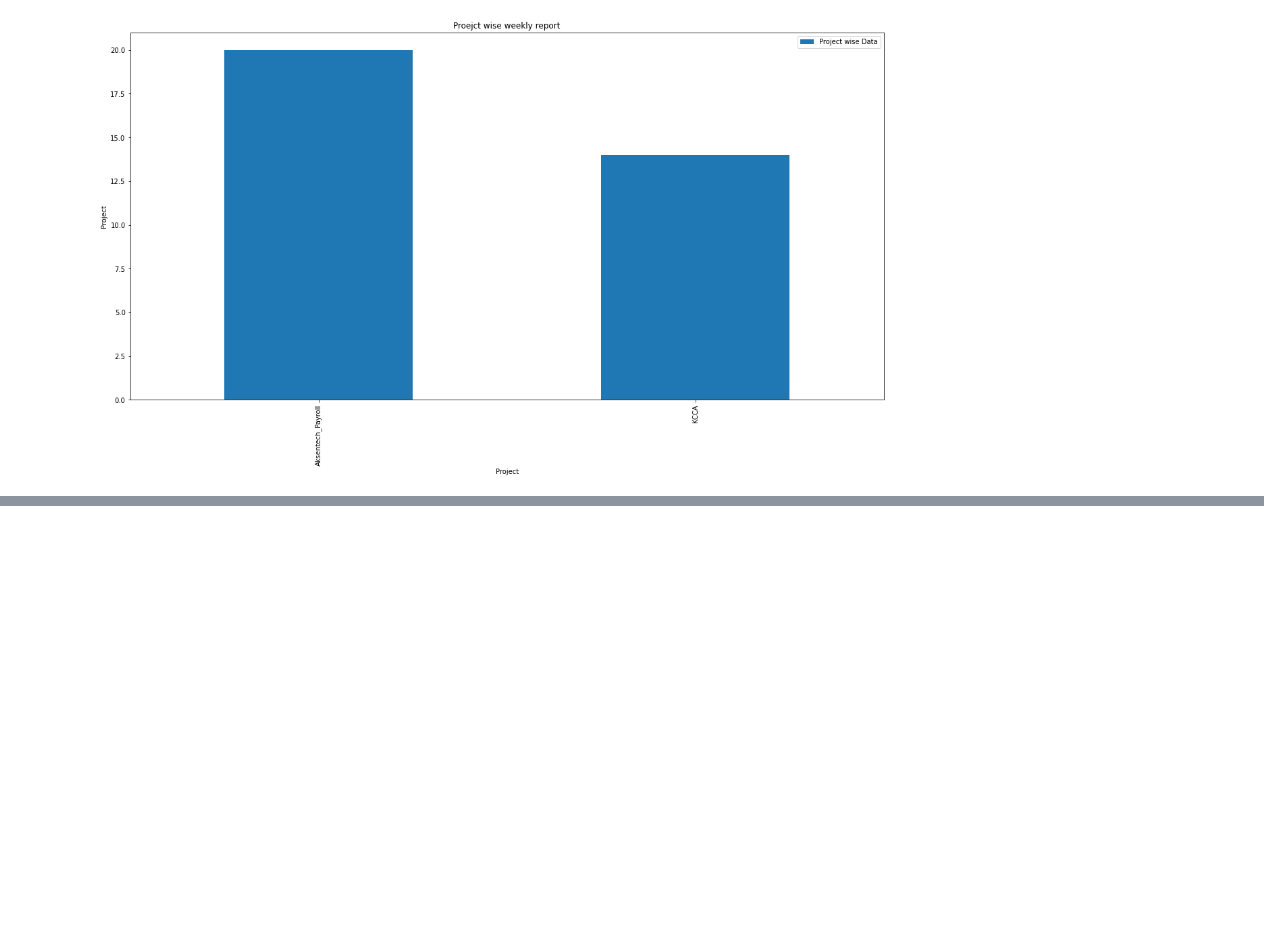
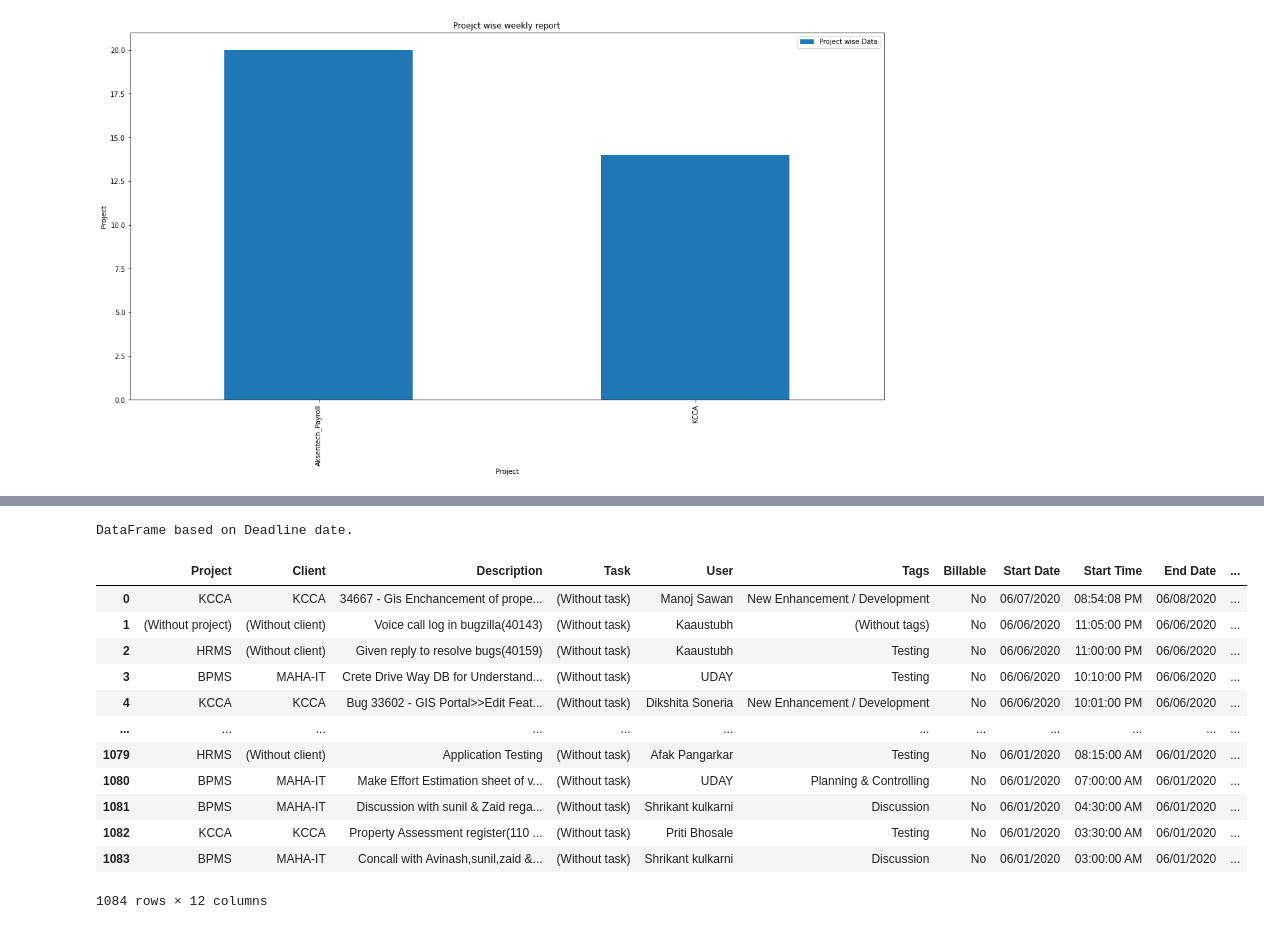
Before and after one commit to dharmendra-chouhan/-DEAS-Accounts---Municipal-Corporation, a Jupyter notebook: Timesheet.ipynb, the cells around one changed output, grey strips where cells are left out. Cells and saved outputs as stored; diff of their text form; code cells hidden in the pictures; blank space fills up the shorter version.

```diff
--- a/Timesheet.ipynb
+++ b/Timesheet.ipynb
@@ -64,0 +95,21 @@ plt.show()
+# %%
+#@title  {display-mode: "form"}
+small_df = clockify20200608[['Project','Client','Description', 'Task', 'User', 'Tags','Billable', 'Start Date','Start Time','End Date','End Time','Duration (h)']]
+# result = small_df.sort_values(by=['Product','Status','Deadline'])
+print("DataFrame based on Deadline date.")
+small_df
+# %% [output]
+DataFrame based on Deadline date.
+|  | Project | Client | Description | Task | User | Tags | Billable | Start Date | Start Time | End Date | ... |
+| 0 | KCCA | KCCA | 34667 - Gis Enchancement of prope... | (Without task) | Manoj Sawan | New Enhancement / Development | No | 06/07/2020 | 08:54:08 PM | 06/08/2020 | ... |
+| 1 | (Without project) | (Without client) | Voice call log in bugzilla(40143) | (Without task) | Kaaustubh | (Without tags) | No | 06/06/2020 | 11:05:00 PM | 06/06/2020 | ... |
+| 2 | HRMS | (Without client) | Given reply to resolve bugs(40159) | (Without task) | Kaaustubh | Testing | No | 06/06/2020 | 11:00:00 PM | 06/06/2020 | ... |
+| 3 | BPMS | MAHA-IT | Crete Drive Way DB for Understand... | (Without task) | UDAY | Testing | No | 06/06/2020 | 10:10:00 PM | 06/06/2020 | ... |
+| 4 | KCCA | KCCA | Bug 33602 - GIS Portal>>Edit Feat... | (Without task) | Dikshita Soneria | New Enhancement / Development | No | 06/06/2020 | 10:01:00 PM | 06/06/2020 | ... |
+| ... | ... | ... | ... | ... | ... | ... | ... | ... | ... | ... | ... |
+| 1079 | HRMS | (Without client) | Application Testing | (Without task) | Afak Pangarkar | Testing | No | 06/01/2020 | 08:15:00 AM | 06/01/2020 | ... |
+| 1080 | BPMS | MAHA-IT | Make Effort Estimation sheet of v... | (Without task) | UDAY | Planning & Controlling | No | 06/01/2020 | 07:00:00 AM | 06/01/2020 | ... |
+| 1081 | BPMS | MAHA-IT | Discussion with sunil & Zaid rega... | (Without task) | Shrikant kulkarni | Discussion | No | 06/01/2020 | 04:30:00 AM | 06/01/2020 | ... |
+| 1082 | KCCA | KCCA | Property Assessment register(110 ... | (Without task) | Priti Bhosale | Testing | No | 06/01/2020 | 03:30:00 AM | 06/01/2020 | ... |
+| 1083 | BPMS | MAHA-IT | Concall with Avinash,sunil,zaid &... | (Without task) | Shrikant kulkarni | Discussion | No | 06/01/2020 | 03:00:00 AM | 06/01/2020 | ... |
+1084 rows × 12 columns
```
Also changed, not shown: parts of 9 cells of this notebook.
